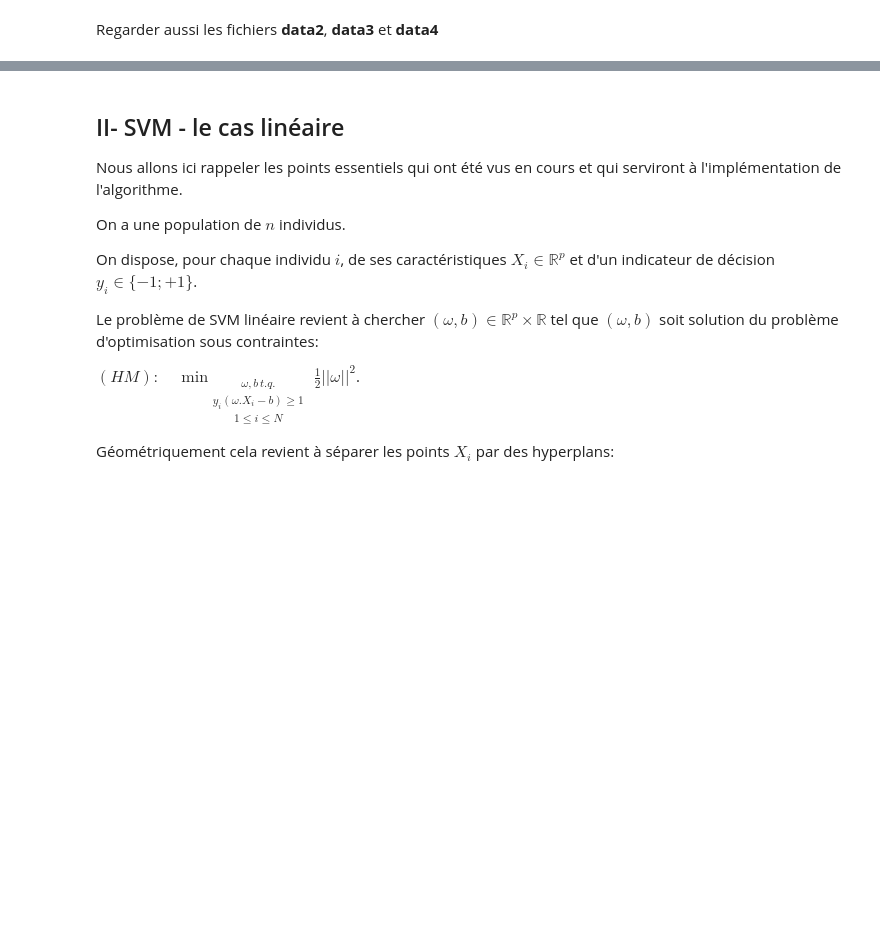
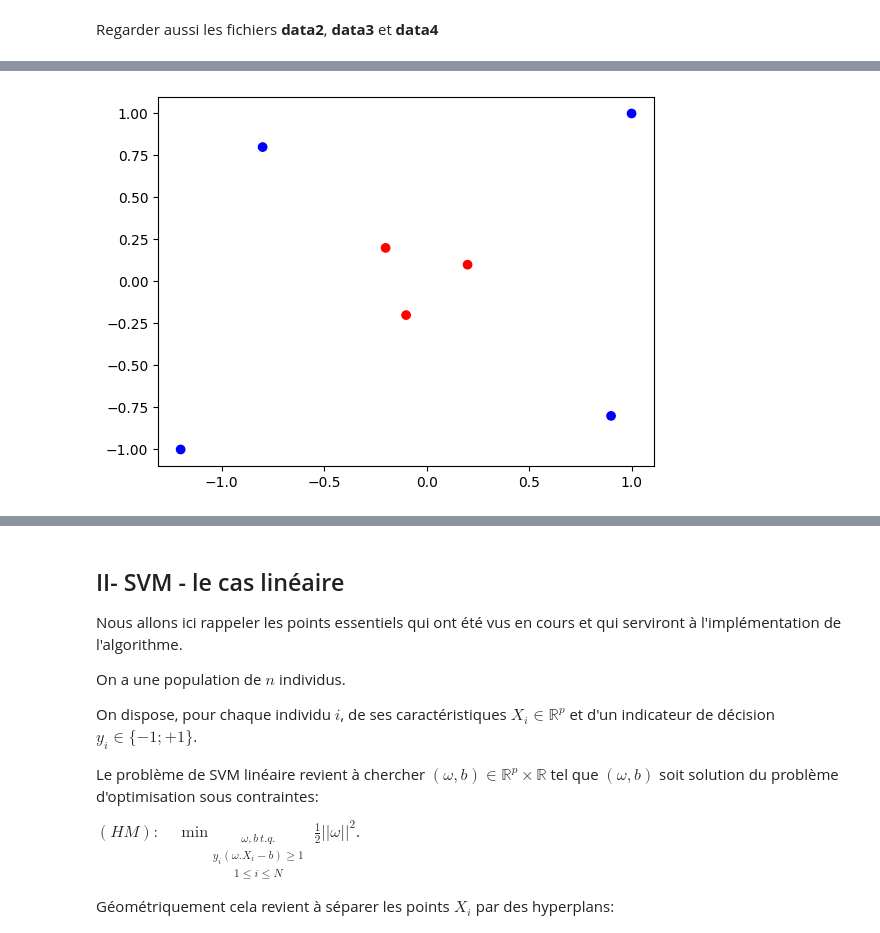
Before and after one commit to K-bNd/svm_ocvx, a Jupyter notebook: TP_SVM-sujet.ipynb, the cells around one changed output, grey strips where cells are left out. Saved outputs shown, nothing was run; the diff lists cells and outputs as text; code cells hidden in the pictures; blank space fills up the shorter version.

```diff
--- a/TP_SVM-sujet.ipynb
+++ b/TP_SVM-sujet.ipynb
@@ -69,0 +122,6 @@ Regarder aussi les fichiers **data2**, **data3** et **data4**
+# %%
+df3 = pd.read_excel('data3.xlsx')
+# %%
+visu(df3)
+# %% [output]
+[figure, added]
```
Also changed, not shown: parts of 11 cells of this notebook, 1 other file.
